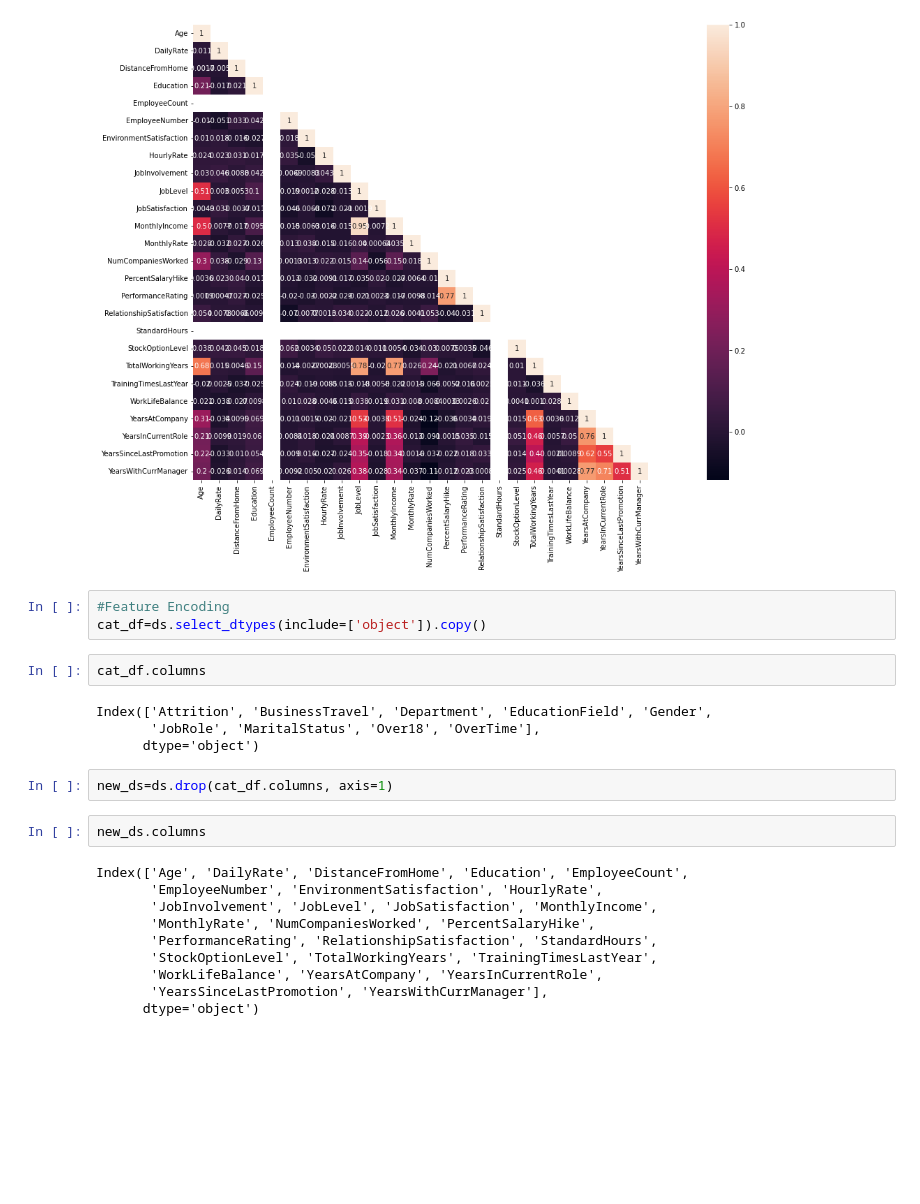
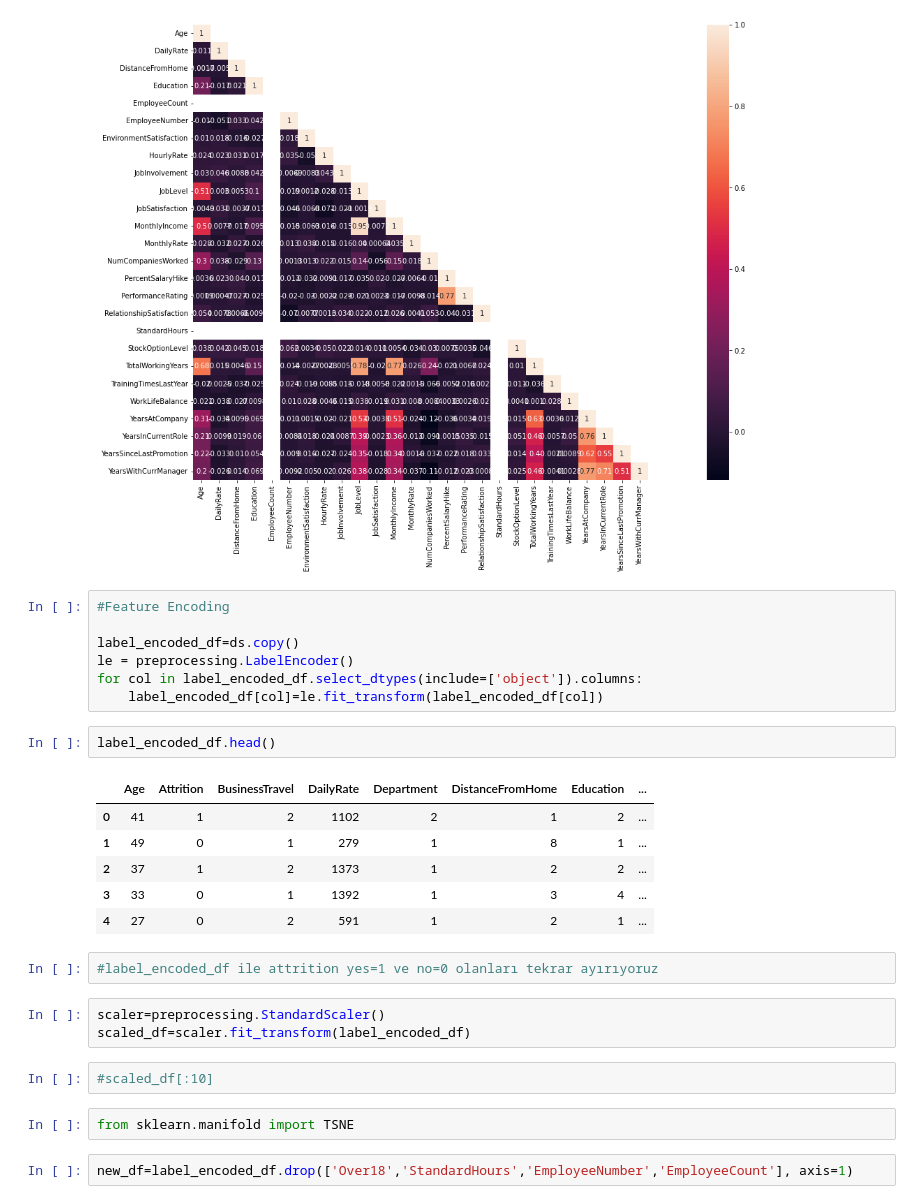
Before and after one commit to ecemdenizb/IBM-HR-analytics-employee-attrition, a Jupyter notebook: hw1-v1.ipynb, the cells around one changed output. Drawn from its saved outputs; the diff is of its cells as text; blank space fills up the shorter version.

```diff
--- a/hw1-v1.ipynb
+++ b/hw1-v1.ipynb
@@ -187,24 +181,28 @@ sns.heatmap(data=ds_corr, mask=mask, square=True, annot=True, cbar=True)
 [figure]
 # %%
 #Feature Encoding
-cat_df=ds.select_dtypes(include=['object']).copy()
+
+label_encoded_df=ds.copy()
+le = preprocessing.LabelEncoder()
+for col in label_encoded_df.select_dtypes(include=['object']).columns:
+    label_encoded_df[col]=le.fit_transform(label_encoded_df[col])
-# %%
-cat_df.columns
-# %% [output]
-Index(['Attrition', 'BusinessTravel', 'Department', 'EducationField', 'Gender',
-       'JobRole', 'MaritalStatus', 'Over18', 'OverTime'],
-      dtype='object')
-# %%
-new_ds=ds.drop(cat_df.columns, axis=1)
-# %%
-new_ds.columns
-# %% [output]
-Index(['Age', 'DailyRate', 'DistanceFromHome', 'Education', 'EmployeeCount',
-       'EmployeeNumber', 'EnvironmentSatisfaction', 'HourlyRate',
-       'JobInvolvement', 'JobLevel', 'JobSatisfaction', 'MonthlyIncome',
-       'MonthlyRate', 'NumCompaniesWorked', 'PercentSalaryHike',
-       'PerformanceRating', 'RelationshipSatisfaction', 'StandardHours',
-       'StockOptionLevel', 'TotalWorkingYears', 'TrainingTimesLastYear',
-       'WorkLifeBalance', 'YearsAtCompany', 'YearsInCurrentRole',
-       'YearsSinceLastPromotion', 'YearsWithCurrManager'],
-      dtype='object')
+# %%
+label_encoded_df.head()
+# %% [output]
+|  | Age | Attrition | BusinessTravel | DailyRate | Department | DistanceFromHome | Education | ... |
+| 0 | 41 | 1 | 2 | 1102 | 2 | 1 | 2 | ... |
+| 1 | 49 | 0 | 1 | 279 | 1 | 8 | 1 | ... |
+| 2 | 37 | 1 | 2 | 1373 | 1 | 2 | 2 | ... |
+| 3 | 33 | 0 | 1 | 1392 | 1 | 3 | 4 | ... |
+| 4 | 27 | 0 | 2 | 591 | 1 | 2 | 1 | ... |
+# %%
+#label_encoded_df ile attrition yes=1 ve no=0 olanları tekrar ayırıyoruz
+# %%
+scaler=preprocessing.StandardScaler()
+scaled_df=scaler.fit_transform(label_encoded_df)
+# %%
+#scaled_df[:10]
+# %%
+from sklearn.manifold import TSNE
+# %%
+new_df=label_encoded_df.drop(['Over18','StandardHours','EmployeeNumber','EmployeeCount'], axis=1)
```
Also changed, not shown: parts of 7 cells of this notebook.
